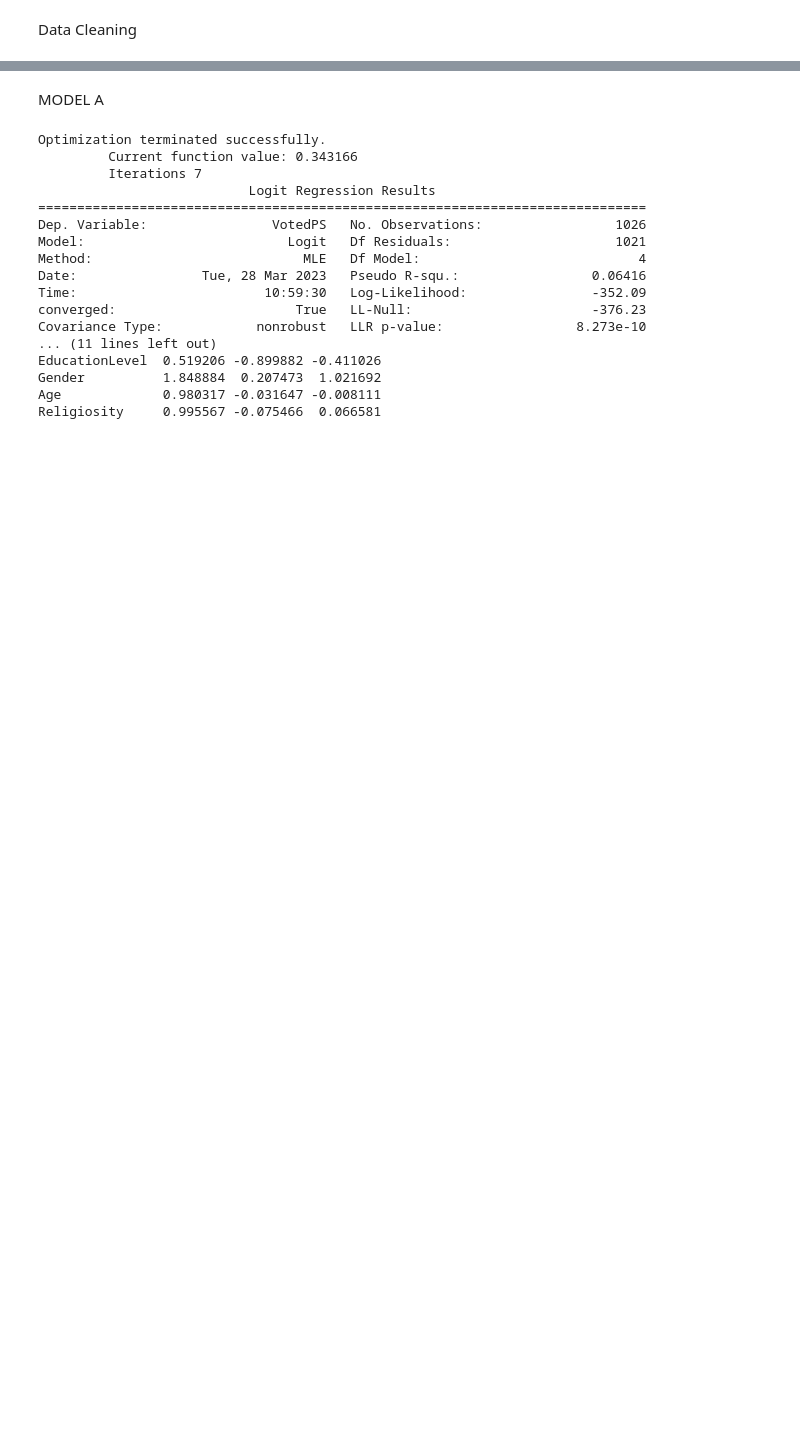
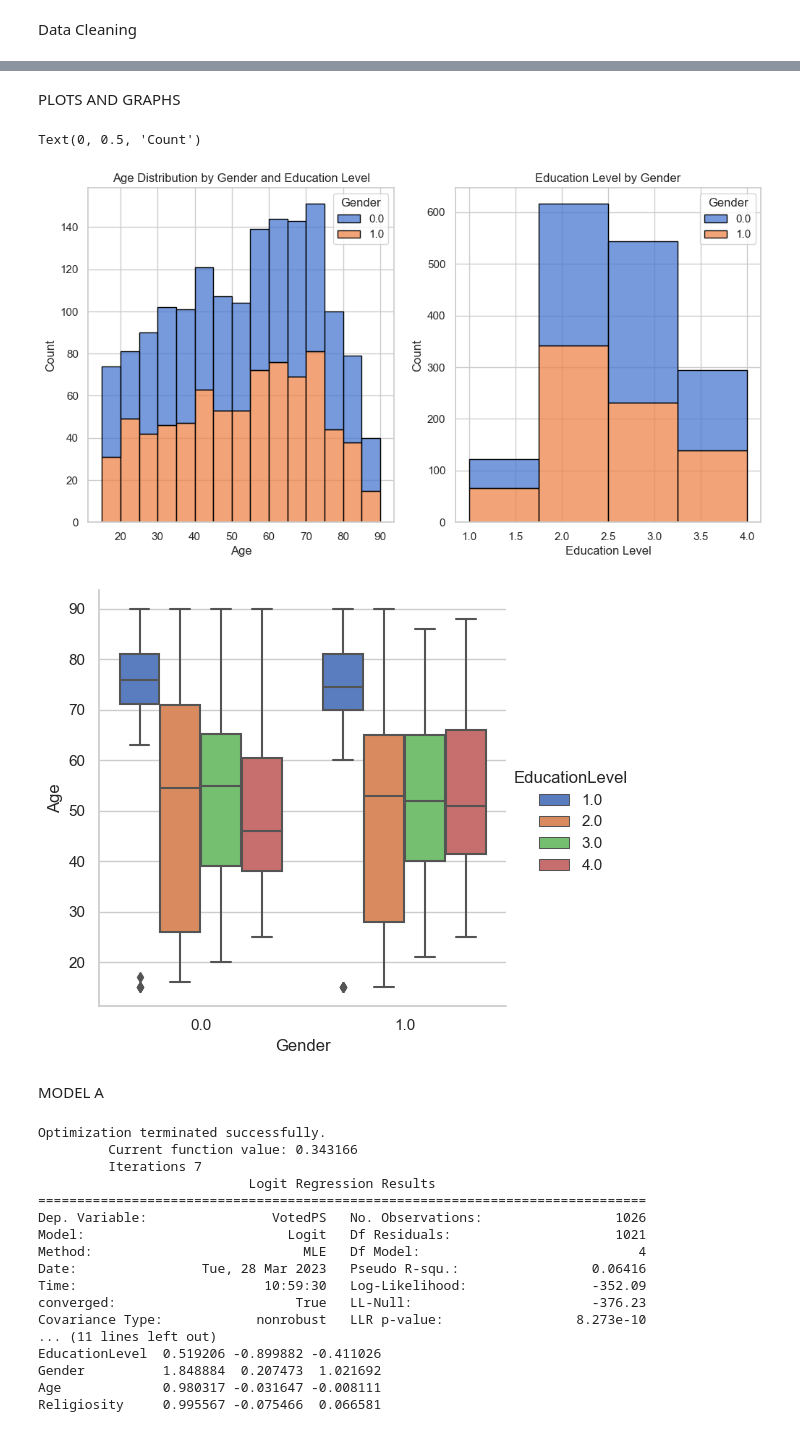
Before and after one commit to nachonachonacho/Portfolio_2023, a Jupyter notebook: IVR_UH_THESIS_2023/notebooks/IVR_UHThesis_2023.ipynb, the cells around one changed output, grey strips where cells are left out. Drawn from its saved outputs; the diff is of its cells as text; code cells hidden in the pictures; blank space fills up the shorter version.

```diff
--- a/IVR_UH_THESIS_2023/notebooks/IVR_UHThesis_2023.ipynb
+++ b/IVR_UH_THESIS_2023/notebooks/IVR_UHThesis_2023.ipynb
@@ -113,14 +113,16 @@ FI_df['EducationLevel'] = np.where(FI_df['edlvdfi'].isin(range(1, 3)), 1,
                              np.where(FI_df['edlvdfi'].isin(range(6, 11)), 3,
                              np.where(FI_df['edlvdfi'].isin([11, 12, 13, 14, 5555]), 4, np.nan))))
 
-# Religiosity
-FI_df['Religiosity'] = np.where(FI_df['rlgdgr'].isin(range(77, 100)), np.nan, FI_df['rlgdgr'])
 
 # Age
 FI_df['Age'] = np.where(FI_df['agea'] == 999, np.nan, FI_df['agea'])
 
 # Gender
 FI_df['Gender'] = np.where(FI_df['gndr'] == 1, 1, np.where(FI_df['gndr'] == 9, np.nan, 0))
+
+Demographics_df = FI_df[['EducationLevel', 'Age', 'Gender']]
+# Drop rows with missing values from the Demographics group
+Demographics_df = Demographics_df.dropna()
 # %% [markdown]
 Economic Insecurity Variables
 # %%
@@ -257,3 +329,38 @@ sns.pairplot(data=model_df, vars=['CulturalImpactImmigration', 'EconomicImpactIm
+# %% [markdown]
+PLOTS AND GRAPHS
+# %%
+import matplotlib.pyplot as plt
+import seaborn as sns
+
+# Set style and color palette
+sns.set(style='whitegrid', palette='muted')
+
+# Set up figure with subplots
+fig, axs = plt.subplots(1, 2, figsize=(12, 6))
+
+# Plot histograms for Age by Gender and EducationLevel by Gender
+sns.histplot(ax=axs[0], data=Demographics_df, x='Age', hue='Gender', multiple='stack', binwidth=5, edgecolor='black')
+sns.histplot(ax=axs[1], data=Demographics_df, x='EducationLevel', hue='Gender', multiple='stack', edgecolor='black', bins=4)
+
+# Set titles and labels
+axs[0].set_title('Age Distribution by Gender')
+axs[0].set_xlabel('Age')
+axs[0].set_ylabel('Count')
+axs[1].set_title('Education Level by Gender')
+axs[1].set_xlabel('Education Level')
+axs[1].set_ylabel('Count')
+
+# Plot age distribution by gender and education level
+sns.catplot(ax=axs[0], data=Demographics_df, kind='box', x='Gender', y='Age', hue='EducationLevel', palette='muted')
+
+# Set title and labels
+axs[0].set_title('Age Distribution by Gender and Education Level')
+axs[0].set_xlabel('Age')
+axs[0].set_ylabel('Count')
+# %% [output]
+Text(0, 0.5, 'Count')
+[figure, added]
+[figure, added]
 # %% [markdown]
 MODEL A
 # %%
```
Also changed, not shown: parts of 21 cells of this notebook.
